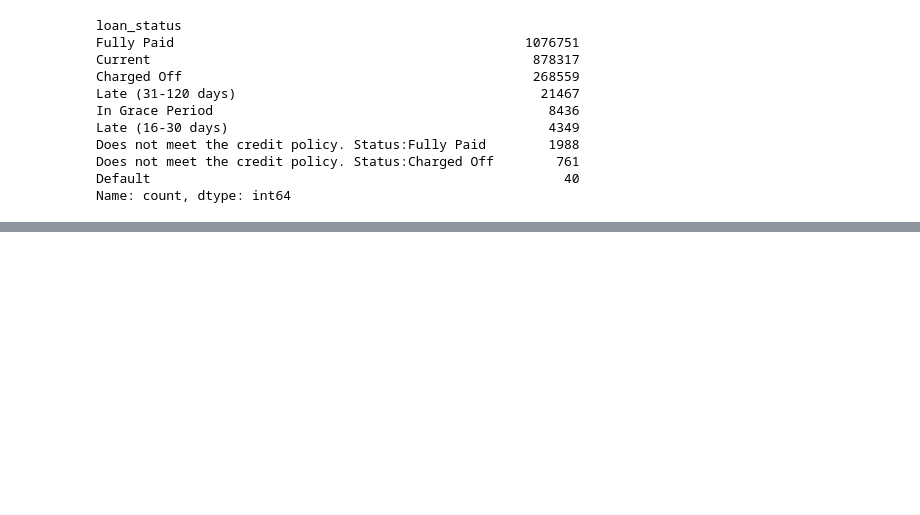
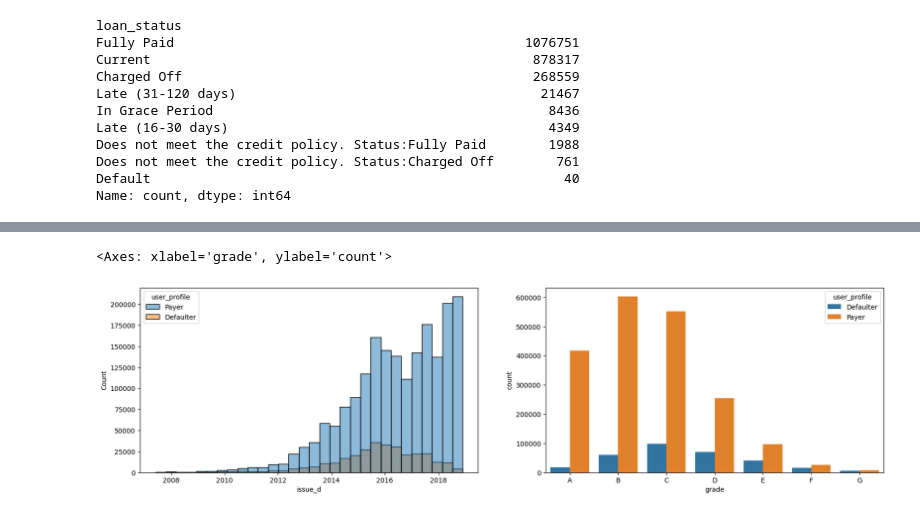
Before and after one commit to Kritika-19/loan-lending, a Jupyter notebook: notebooks/eda.ipynb, the cells around one changed output, grey strips where cells are left out. Saved outputs shown, nothing was run; the diff lists cells and outputs as text; code cells hidden in the pictures; blank space fills up the shorter version.

```diff
--- a/notebooks/eda.ipynb
+++ b/notebooks/eda.ipynb
@@ -63,0 +190,3 @@ print("Path to dataset files:", path)
+# %%
+df['issue_d'] = pd.to_datetime(df['issue_d'])
+df['issue_d'].value_counts()
@@ -63,0 +207,12 @@ print("Path to dataset files:", path)
+# %%
+# Create a figure
+fig, axes = plt.subplots(1, 2, figsize=(20, 5))
+
+# Plot a histogram of issue date
+sns.histplot(df, x="issue_d", hue="user_profile", bins=30, ax=axes[0])
+
+# Plot a count plot for grade
+sns.countplot(df.sort_values(["grade", "user_profile"]), x="grade", hue="user_profile", ax=axes[1])
+# %% [output]
+<Axes: xlabel='grade', ylabel='count'>
+[figure, added]
```
Also changed, not shown: parts of 26 cells of this notebook, 1 other file.
